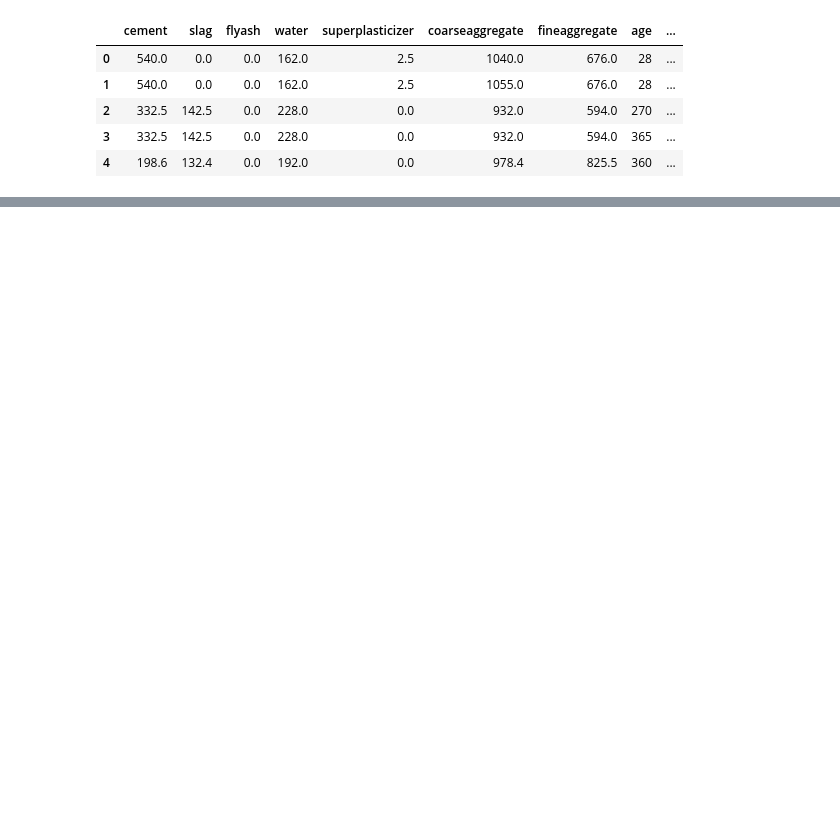
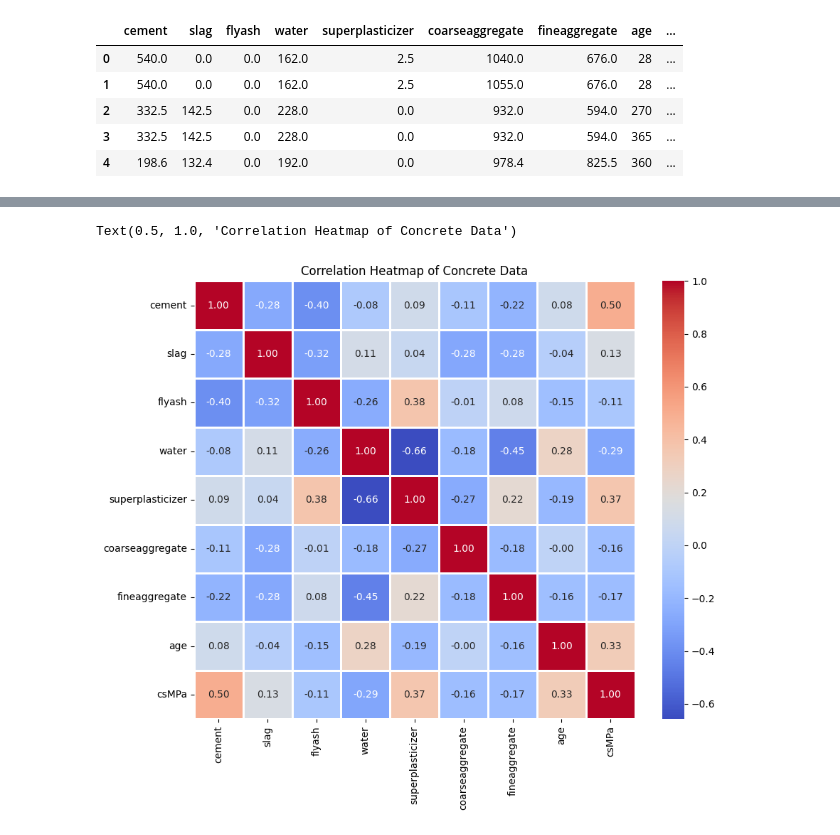
Before and after one commit to Hunteracademic/Neural_network_group_7, a Jupyter notebook: working file.ipynb, the cells around one changed output, grey strips where cells are left out. Drawn from its saved outputs; the diff is of its cells as text; code cells hidden in the pictures; blank space fills up the shorter version.

Commit message:
adding in structure for the Data section of the assignment

```diff
--- a/working file.ipynb
+++ b/working file.ipynb
@@ -14,0 +90,15 @@ concrete_data.head()
+# %%
+corr = concrete_data.corr()
+
+plt.figure(figsize=(10, 8))
+sns.heatmap(
+    corr,
+    annot=True,
+    fmt=".2f",
+    cmap="coolwarm",
+    linewidths=1
+)
+plt.title("Correlation Heatmap of Concrete Data")
+# %% [output]
+Text(0.5, 1.0, 'Correlation Heatmap of Concrete Data')
+[figure, added]
```
Also changed, not shown: parts of 11 cells of this notebook.
